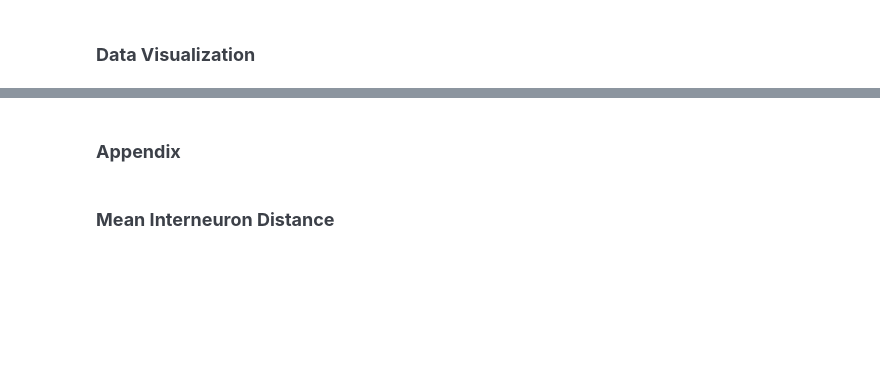
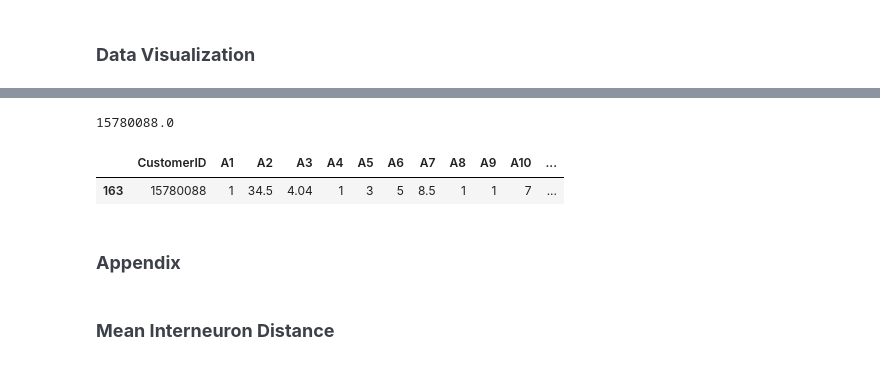
Before and after one commit to madhubabukencha/neural_networks, a Jupyter notebook: chap005_self_organizing_maps/2_som_implementation.ipynb, the cells around one changed output, grey strips where cells are left out. Drawn from its saved outputs; the diff is of its cells as text; code cells hidden in the pictures; blank space fills up the shorter version.

```diff
--- a/chap005_self_organizing_maps/2_som_implementation.ipynb
+++ b/chap005_self_organizing_maps/2_som_implementation.ipynb
@@ -209,3 +268,13 @@ for index, customer_data in enumerate(X):
+# %%
+frauds[0][0]
+# %% [output]
+15780088.0
+# %%
+# he/she might be one the fradulent but accepted
+dataset[dataset["CustomerID"] == 15780088.0]
+# %% [output]
+|  | CustomerID | A1 | A2 | A3 | A4 | A5 | A6 | A7 | A8 | A9 | A10 | ... |
+| 163 | 15780088 | 1 | 34.5 | 4.04 | 1 | 3 | 5 | 8.5 | 1 | 1 | 7 | ... |
 # %% [markdown]
 ### <span style="color:#3C4048; font-weight: bold; font-size: 18px; font-family: Gill Sans, sans-serif;">Appendix</span>
 # %% [markdown]
```
Also changed, not shown: parts of 12 cells of this notebook.
